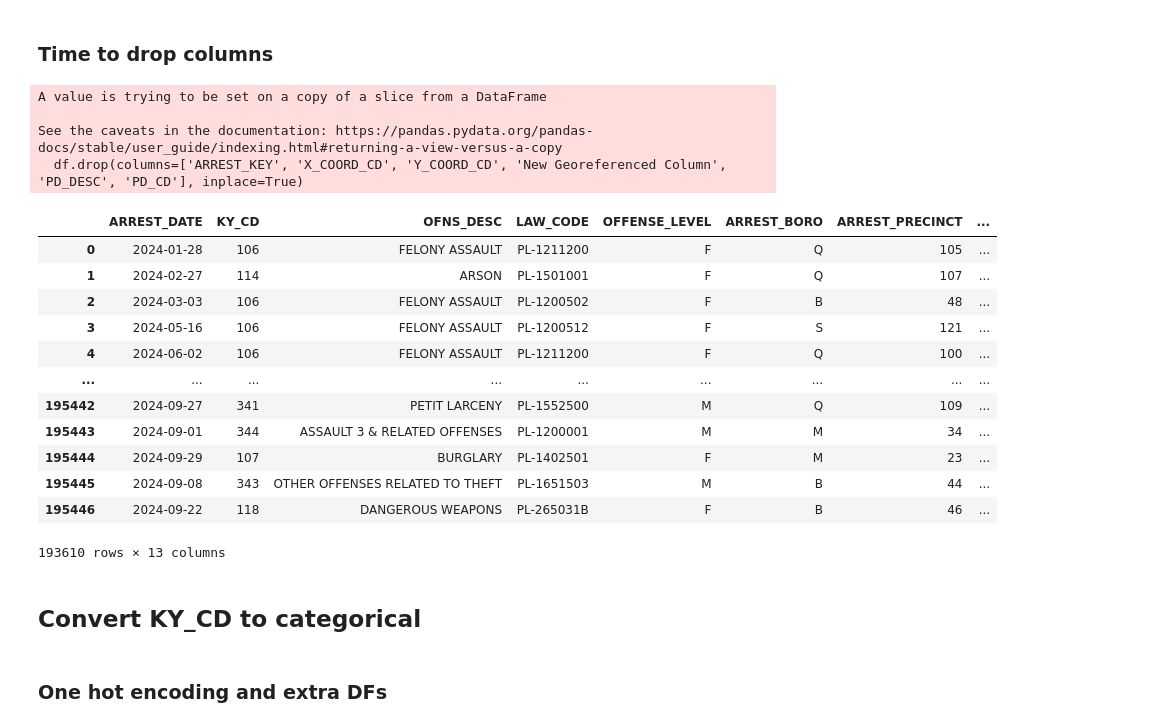
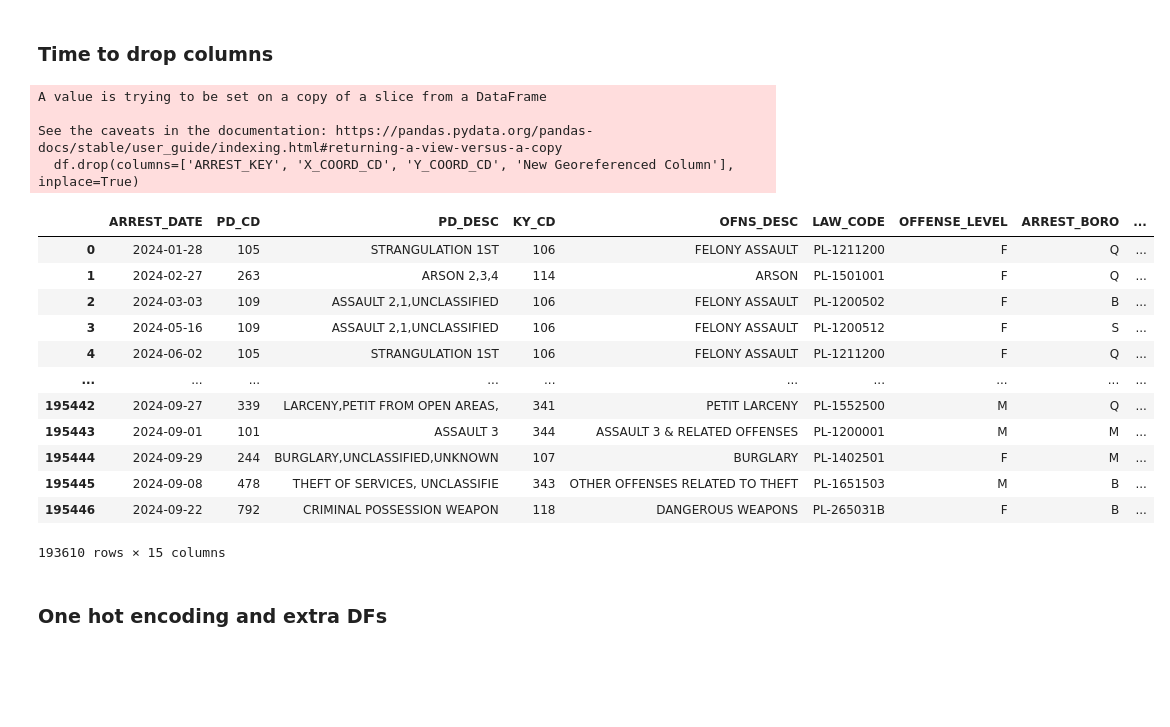
Before and after one commit to annahauk/CS513, a Jupyter notebook: annaEDA.ipynb, the cells around one changed output. Saved outputs shown, nothing was run; the diff lists cells and outputs as text; code cells hidden in the pictures; blank space fills up the shorter version.

```diff
--- a/annaEDA.ipynb
+++ b/annaEDA.ipynb
@@ -377,28 +368,26 @@ df_map = df.copy()
 # make a copy of the dataframe for map visualization later
 # %%
 # drop ARREST_KEY, X_COORD_CD, Y_COORD_CD, New Georeferenced Column, PD_DESC, PD_CD
-df.drop(columns=['ARREST_KEY', 'X_COORD_CD', 'Y_COORD_CD', 'New Georeferenced Column', 'PD_DESC', 'PD_CD'], inplace=True)
+df.drop(columns=['ARREST_KEY', 'X_COORD_CD', 'Y_COORD_CD', 'New Georeferenced Column'], inplace=True)
 df
 # %% [output]
 A value is trying to be set on a copy of a slice from a DataFrame
 
 See the caveats in the documentation: https://pandas.pydata.org/pandas-docs/stable/user_guide/indexing.html#returning-a-view-versus-a-copy
-  df.drop(columns=['ARREST_KEY', 'X_COORD_CD', 'Y_COORD_CD', 'New Georeferenced Column', 'PD_DESC', 'PD_CD'], inplace=True)
+  df.drop(columns=['ARREST_KEY', 'X_COORD_CD', 'Y_COORD_CD', 'New Georeferenced Column'], inplace=True)
-|  | ARREST_DATE | KY_CD | OFNS_DESC | LAW_CODE | OFFENSE_LEVEL | ARREST_BORO | ARREST_PRECINCT | ... |
-| 0 | 2024-01-28 | 106 | FELONY ASSAULT | PL-1211200 | F | Q | 105 | ... |
-| 1 | 2024-02-27 | 114 | ARSON | PL-1501001 | F | Q | 107 | ... |
-| 2 | 2024-03-03 | 106 | FELONY ASSAULT | PL-1200502 | F | B | 48 | ... |
-| 3 | 2024-05-16 | 106 | FELONY ASSAULT | PL-1200512 | F | S | 121 | ... |
-| 4 | 2024-06-02 | 106 | FELONY ASSAULT | PL-1211200 | F | Q | 100 | ... |
-| ... | ... | ... | ... | ... | ... | ... | ... | ... |
-| 195442 | 2024-09-27 | 341 | PETIT LARCENY | PL-1552500 | M | Q | 109 | ... |
-| 195443 | 2024-09-01 | 344 | ASSAULT 3 & RELATED OFFENSES | PL-1200001 | M | M | 34 | ... |
-| 195444 | 2024-09-29 | 107 | BURGLARY | PL-1402501 | F | M | 23 | ... |
-| 195445 | 2024-09-08 | 343 | OTHER OFFENSES RELATED TO THEFT | PL-1651503 | M | B | 44 | ... |
-| 195446 | 2024-09-22 | 118 | DANGEROUS WEAPONS | PL-265031B | F | B | 46 | ... |
+|  | ARREST_DATE | PD_CD | PD_DESC | KY_CD | OFNS_DESC | LAW_CODE | OFFENSE_LEVEL | ARREST_BORO | ... |
+| 0 | 2024-01-28 | 105 | STRANGULATION 1ST | 106 | FELONY ASSAULT | PL-1211200 | F | Q | ... |
+| 1 | 2024-02-27 | 263 | ARSON 2,3,4 | 114 | ARSON | PL-1501001 | F | Q | ... |
+| 2 | 2024-03-03 | 109 | ASSAULT 2,1,UNCLASSIFIED | 106 | FELONY ASSAULT | PL-1200502 | F | B | ... |
+| 3 | 2024-05-16 | 109 | ASSAULT 2,1,UNCLASSIFIED | 106 | FELONY ASSAULT | PL-1200512 | F | S | ... |
+| 4 | 2024-06-02 | 105 | STRANGULATION 1ST | 106 | FELONY ASSAULT | PL-1211200 | F | Q | ... |
+| ... | ... | ... | ... | ... | ... | ... | ... | ... | ... |
+| 195442 | 2024-09-27 | 339 | LARCENY,PETIT FROM OPEN AREAS, | 341 | PETIT LARCENY | PL-1552500 | M | Q | ... |
+| 195443 | 2024-09-01 | 101 | ASSAULT 3 | 344 | ASSAULT 3 & RELATED OFFENSES | PL-1200001 | M | M | ... |
+| 195444 | 2024-09-29 | 244 | BURGLARY,UNCLASSIFIED,UNKNOWN | 107 | BURGLARY | PL-1402501 | F | M | ... |
+| 195445 | 2024-09-08 | 478 | THEFT OF SERVICES, UNCLASSIFIE | 343 | OTHER OFFENSES RELATED TO THEFT | PL-1651503 | M | B | ... |
+| 195446 | 2024-09-22 | 792 | CRIMINAL POSSESSION WEAPON | 118 | DANGEROUS WEAPONS | PL-265031B | F | B | ... |
-193610 rows × 13 columns
+193610 rows × 15 columns
-# %% [markdown]
-## <b> Convert KY_CD to categorical
 # %% [markdown]
 ### One hot encoding and extra DFs
 # %%
```
Also changed, not shown: parts of 40 cells of this notebook.
